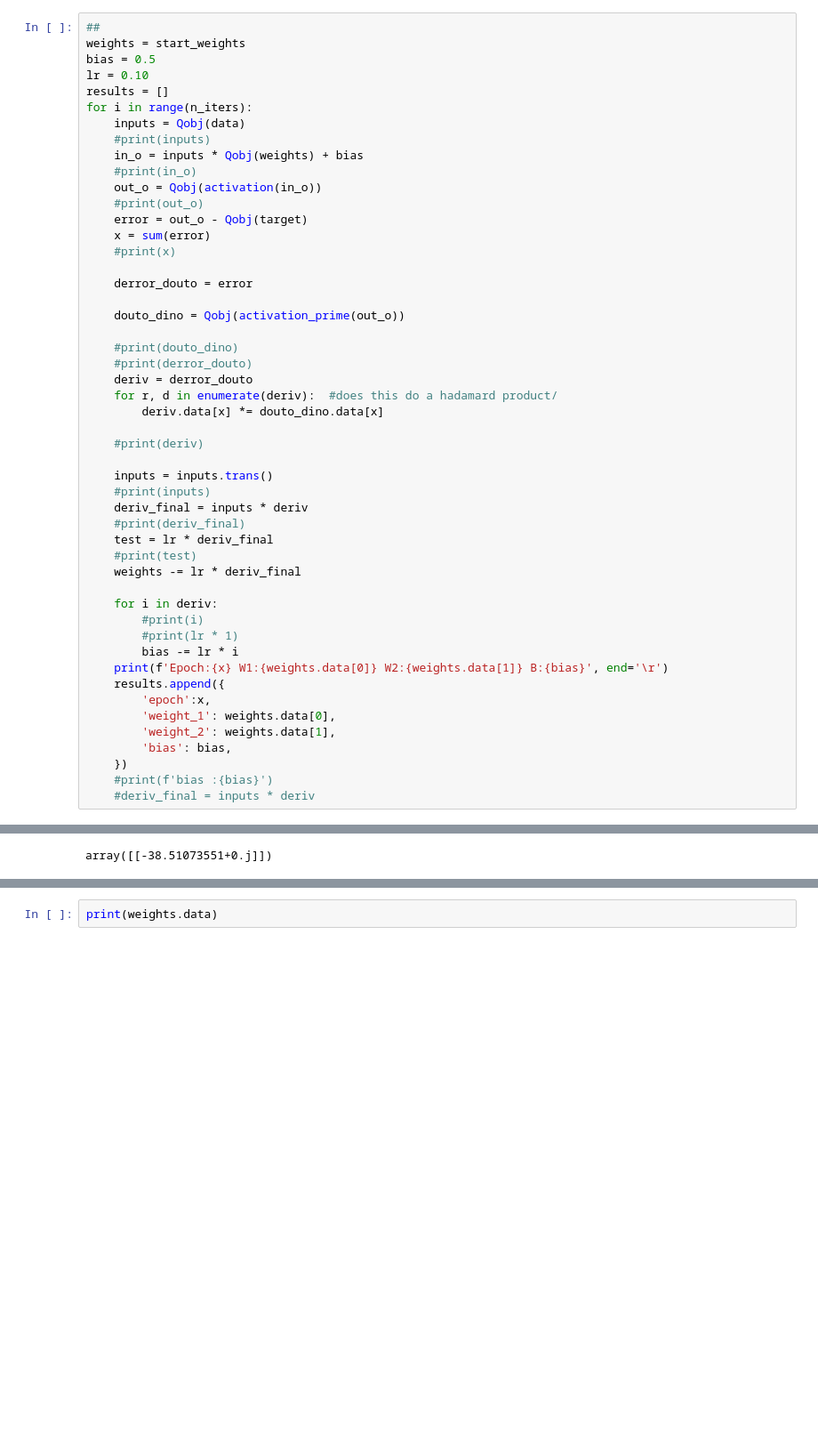
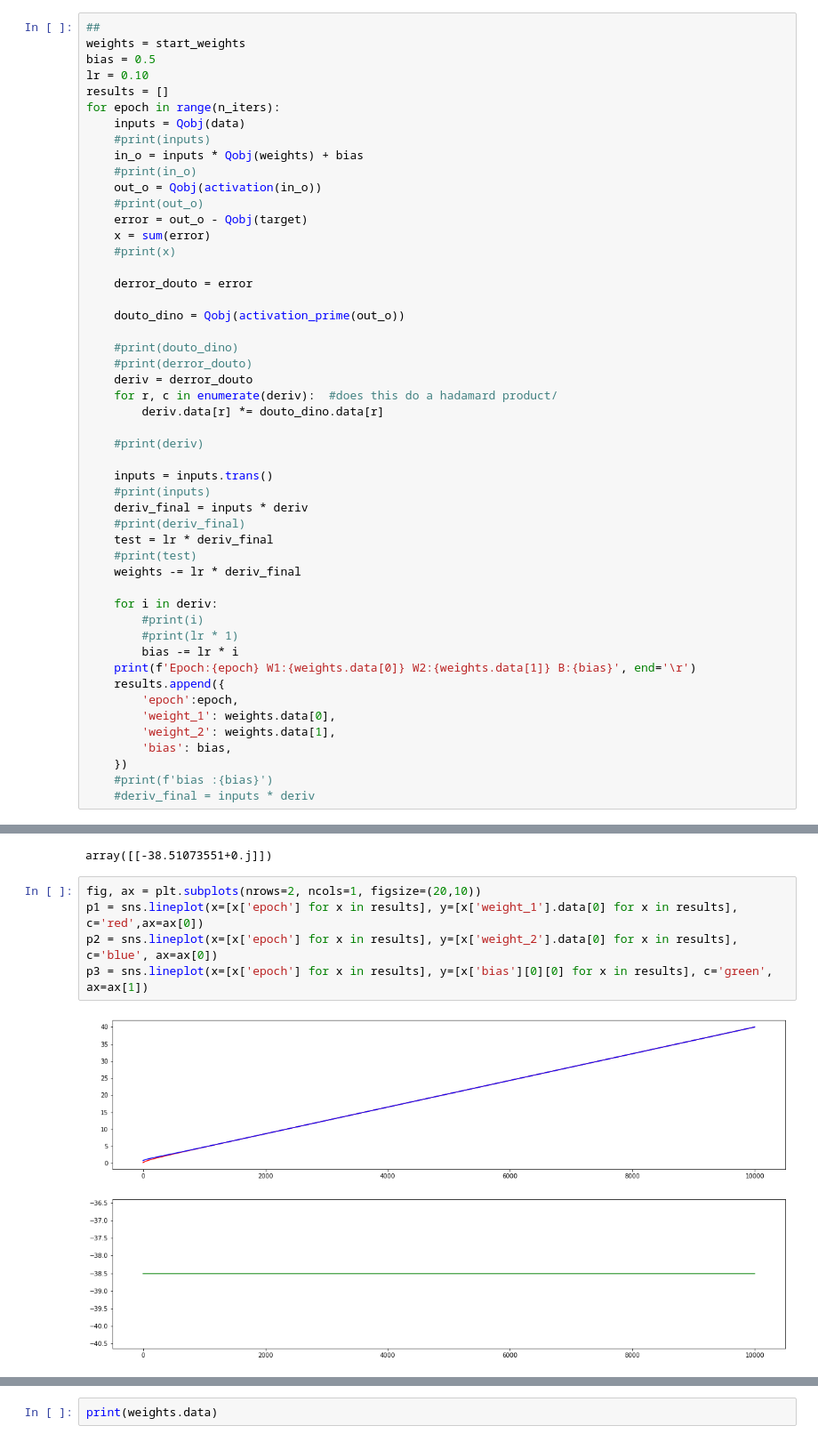
Before and after one commit to fastest-parrot/q_perceptron, a Jupyter notebook: q-tip-perceptron.ipynb, the cells around one changed output, grey strips where cells are left out. Shown at 89% size. Drawn from its saved outputs; the diff is of its cells as text; blank space fills up the shorter version.

Commit message:
graphs

```diff
--- a/q-tip-perceptron.ipynb
+++ b/q-tip-perceptron.ipynb
@@ -231,7 +232,7 @@ weights = start_weights
 bias = 0.5
 lr = 0.10
 results = []
-for i in range(n_iters):
+for epoch in range(n_iters):
     inputs = Qobj(data)
     #print(inputs)
     in_o = inputs * Qobj(weights) + bias
@@ -249,8 +250,8 @@ for i in range(n_iters):
     #print(douto_dino)
     #print(derror_douto)
     deriv = derror_douto
-    for r, d in enumerate(deriv):  #does this do a hadamard product/
-        deriv.data[x] *= douto_dino.data[x]
+    for r, c in enumerate(deriv):  #does this do a hadamard product/
+        deriv.data[r] *= douto_dino.data[r]
 
     #print(deriv)
 
@@ -266,9 +267,9 @@ for i in range(n_iters):
         #print(i)
         #print(lr * 1)
         bias -= lr * i
-    print(f'Epoch:{x} W1:{weights.data[0]} W2:{weights.data[1]} B:{bias}', end='\r')
+    print(f'Epoch:{epoch} W1:{weights.data[0]} W2:{weights.data[1]} B:{bias}', end='\r')
     results.append({
-        'epoch':x,
+        'epoch':epoch,
         'weight_1': weights.data[0],
         'weight_2': weights.data[1],
         'bias': bias,
@@ -282,3 +282,10 @@ KeyboardInterrupt:
 bias
 # %% [output]
 array([[-38.51073551+0.j]])
+# %%
+fig, ax = plt.subplots(nrows=2, ncols=1, figsize=(20,10))
+p1 = sns.lineplot(x=[x['epoch'] for x in results], y=[x['weight_1'].data[0] for x in results], c='red',ax=ax[0])
+p2 = sns.lineplot(x=[x['epoch'] for x in results], y=[x['weight_2'].data[0] for x in results], c='blue', ax=ax[0])
+p3 = sns.lineplot(x=[x['epoch'] for x in results], y=[x['bias'][0][0] for x in results], c='green', ax=ax[1])
+# %% [output]
+[figure, added]
```
Also changed, not shown: parts of 8 cells of this notebook.
